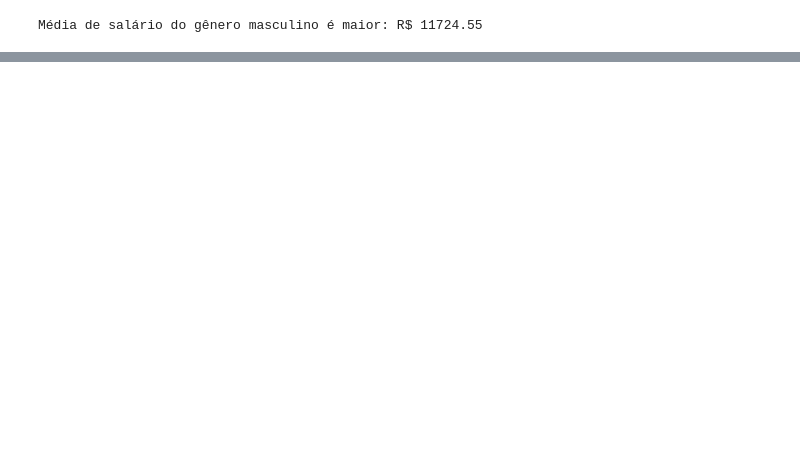
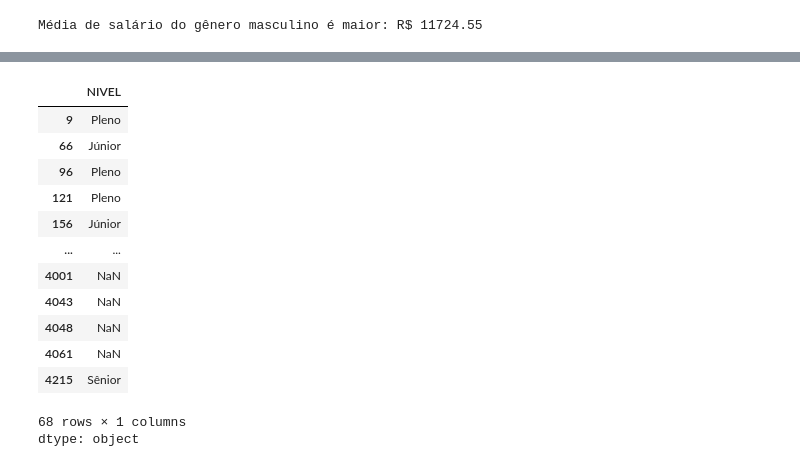
Before and after one commit to Eliane-orlandin/PrograMaria, a Jupyter notebook: analise_dados_colab.ipynb, the cells around one changed output, grey strips where cells are left out. Drawn from its saved outputs; the diff is of its cells as text; code cells hidden in the pictures; blank space fills up the shorter version.

```diff
--- a/analise_dados_colab.ipynb
+++ b/analise_dados_colab.ipynb
@@ -479,0 +492,3 @@ Média de salário do gênero masculino é maior: R$ 11724.55
+# %%
+# Para preencher os valores 'nulos' e substituir por 'prefiro não informar'
+dados['GENERO'] = dados['GENERO'].fillna('Prefiro não informar')
@@ -479,0 +539,17 @@ Média de salário do gênero masculino é maior: R$ 11724.55
+# %%
+dados[dados['FAIXA IDADE']== '55+']['NIVEL']
+# %% [output]
+|  | NIVEL |
+| 9 | Pleno |
+| 66 | Júnior |
+| 96 | Pleno |
+| 121 | Pleno |
+| 156 | Júnior |
+| ... | ... |
+| 4001 | NaN |
+| 4043 | NaN |
+| 4048 | NaN |
+| 4061 | NaN |
+| 4215 | Sênior |
+68 rows × 1 columns
+dtype: object
```
Also changed, not shown: parts of 24 cells of this notebook.
